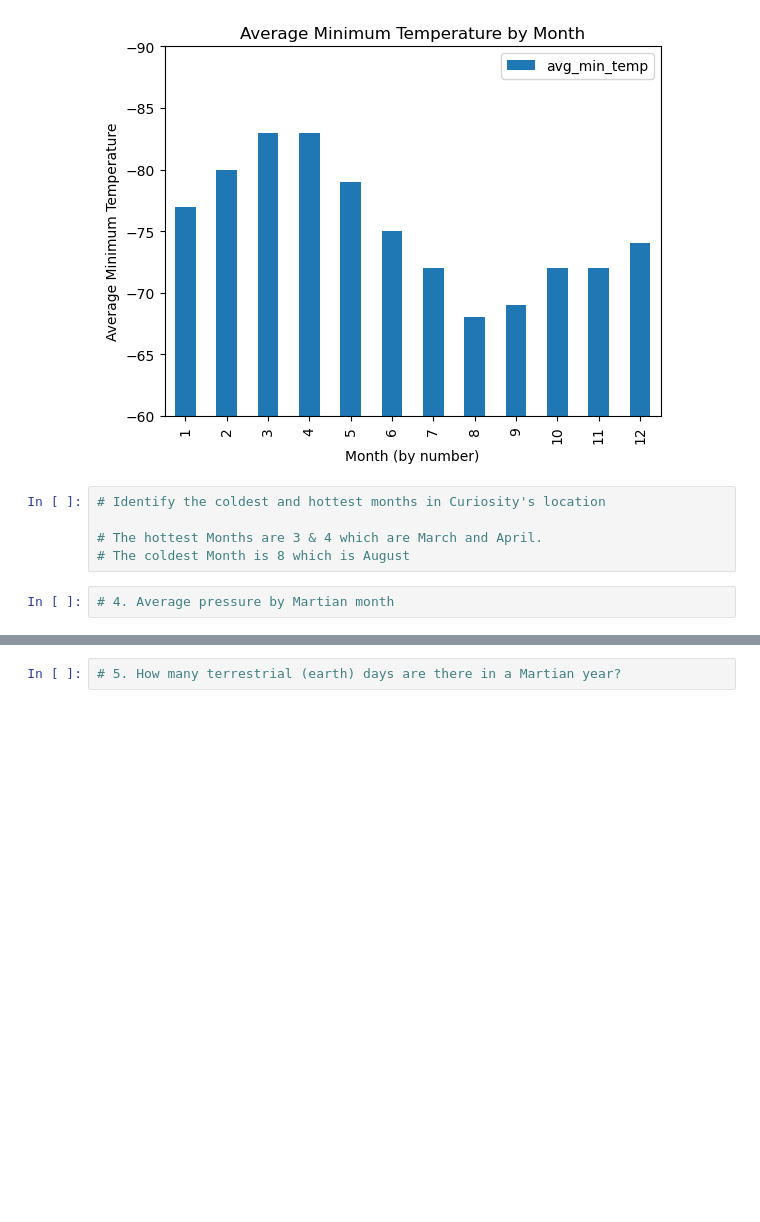
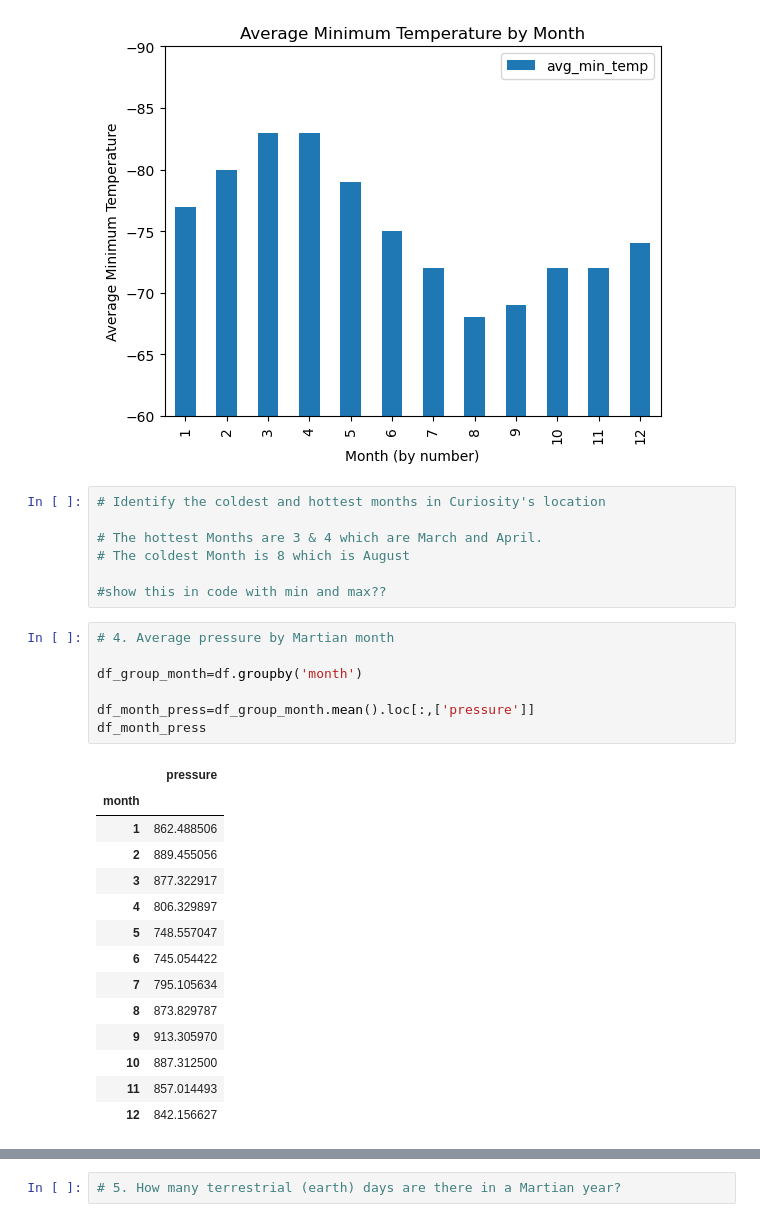
Before and after one commit to Pazz0/Mission-to-Mars, a Jupyter notebook: part_2_mars_weather.ipynb, the cells around one changed output, grey strips where cells are left out. Saved outputs shown, nothing was run; the diff lists cells and outputs as text; blank space fills up the shorter version.

```diff
--- a/part_2_mars_weather.ipynb
+++ b/part_2_mars_weather.ipynb
@@ -228,5 +228,27 @@ plt.show()
 
 # The hottest Months are 3 & 4 which are March and April.
 # The coldest Month is 8 which is August
+
+#show this in code with min and max??
 # %%
 # 4. Average pressure by Martian month
+
+df_group_month=df.groupby('month')
+
+df_month_press=df_group_month.mean().loc[:,['pressure']]
+df_month_press
+# %% [output]
+|  | pressure |
+| month |  |
+| 1 | 862.488506 |
+| 2 | 889.455056 |
+| 3 | 877.322917 |
+| 4 | 806.329897 |
+| 5 | 748.557047 |
+| 6 | 745.054422 |
+| 7 | 795.105634 |
+| 8 | 873.829787 |
+| 9 | 913.305970 |
+| 10 | 887.312500 |
+| 11 | 857.014493 |
+| 12 | 842.156627 |
```
Also changed, not shown: parts of 3 cells of this notebook.
